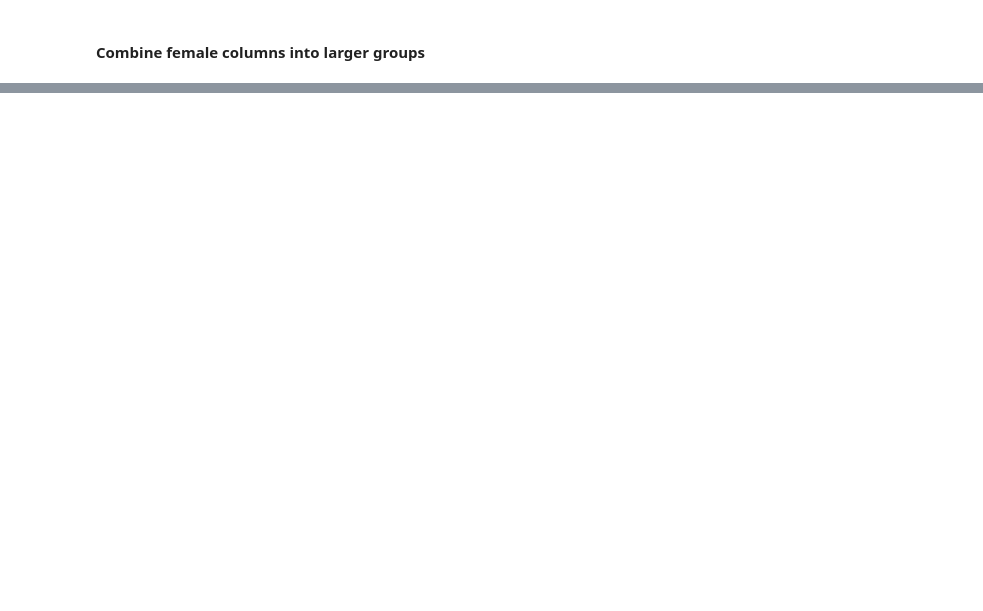
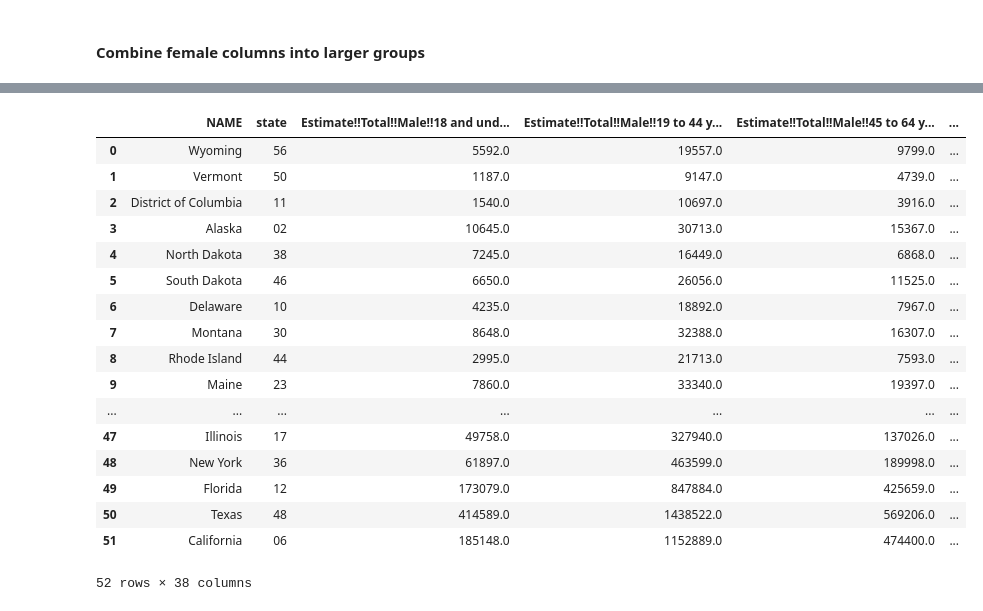
Before and after one commit to havyjavy/Healthcare-and-Covid-19, a Jupyter notebook: CensusData/Census_HealthInsByStateByAge.ipynb, the cells around one changed output, grey strips where cells are left out. Drawn from its saved outputs; the diff is of its cells as text; code cells hidden in the pictures; blank space fills up the shorter version.

```diff
--- a/CensusData/Census_HealthInsByStateByAge.ipynb
+++ b/CensusData/Census_HealthInsByStateByAge.ipynb
@@ -221,0 +396,15 @@ census_SexByAge_Combined.head()
+# %%
+states= []
+fips = []
+deaths= []
+covid_positives = []
+dates = []
+
+indices = list(range(len(covid_json)))
+
+for i in indices:
+    states.append(covid_json[i]['state'])
+    fips.append(covid_json[i]['fips'])
+    dates.append(covid_json[i]['date'])
+    deaths.append(covid_json[i]['death'])
+    covid_positives.append(covid_json[i]['positive'])
@@ -221,0 +439,23 @@ census_SexByAge_Combined.head()
+# %%
+HealthIns_covid_data = pd.merge(census_HealthInsSexByAge_Combined, AllStates_df, how="outer", left_on='state', right_on='FIPS')
+HealthIns_covid_data_clean = HealthIns_covid_data.dropna(axis=0, how='any')
+HealthIns_covid_data_clean
+# %% [output]
+|  | NAME | state | Estimate!!Total!!Male!!18 and und... | Estimate!!Total!!Male!!19 to 44 y... | Estimate!!Total!!Male!!45 to 64 y... | ... |
+| 0 | Wyoming | 56 | 5592.0 | 19557.0 | 9799.0 | ... |
+| 1 | Vermont | 50 | 1187.0 | 9147.0 | 4739.0 | ... |
+| 2 | District of Columbia | 11 | 1540.0 | 10697.0 | 3916.0 | ... |
+| 3 | Alaska | 02 | 10645.0 | 30713.0 | 15367.0 | ... |
+| 4 | North Dakota | 38 | 7245.0 | 16449.0 | 6868.0 | ... |
+| 5 | South Dakota | 46 | 6650.0 | 26056.0 | 11525.0 | ... |
+| 6 | Delaware | 10 | 4235.0 | 18892.0 | 7967.0 | ... |
+| 7 | Montana | 30 | 8648.0 | 32388.0 | 16307.0 | ... |
+| 8 | Rhode Island | 44 | 2995.0 | 21713.0 | 7593.0 | ... |
+| 9 | Maine | 23 | 7860.0 | 33340.0 | 19397.0 | ... |
+| ... | ... | ... | ... | ... | ... | ... |
+| 47 | Illinois | 17 | 49758.0 | 327940.0 | 137026.0 | ... |
+| 48 | New York | 36 | 61897.0 | 463599.0 | 189998.0 | ... |
+| 49 | Florida | 12 | 173079.0 | 847884.0 | 425659.0 | ... |
+| 50 | Texas | 48 | 414589.0 | 1438522.0 | 569206.0 | ... |
+| 51 | California | 06 | 185148.0 | 1152889.0 | 474400.0 | ... |
+52 rows × 38 columns
```
Also changed, not shown: parts of 12 cells of this notebook, 5 other files.
